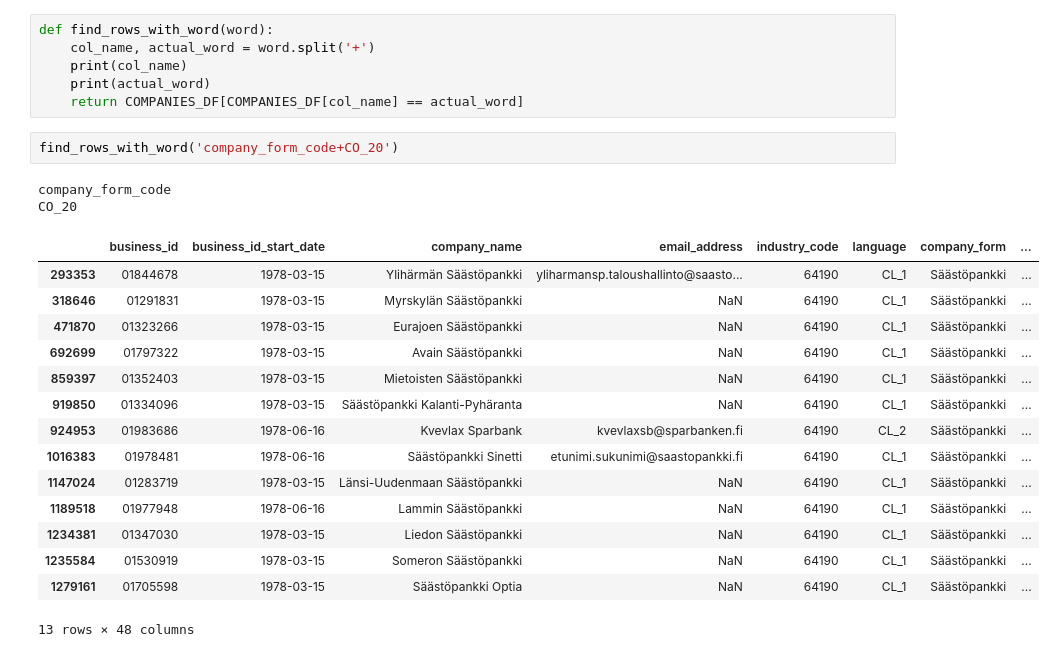
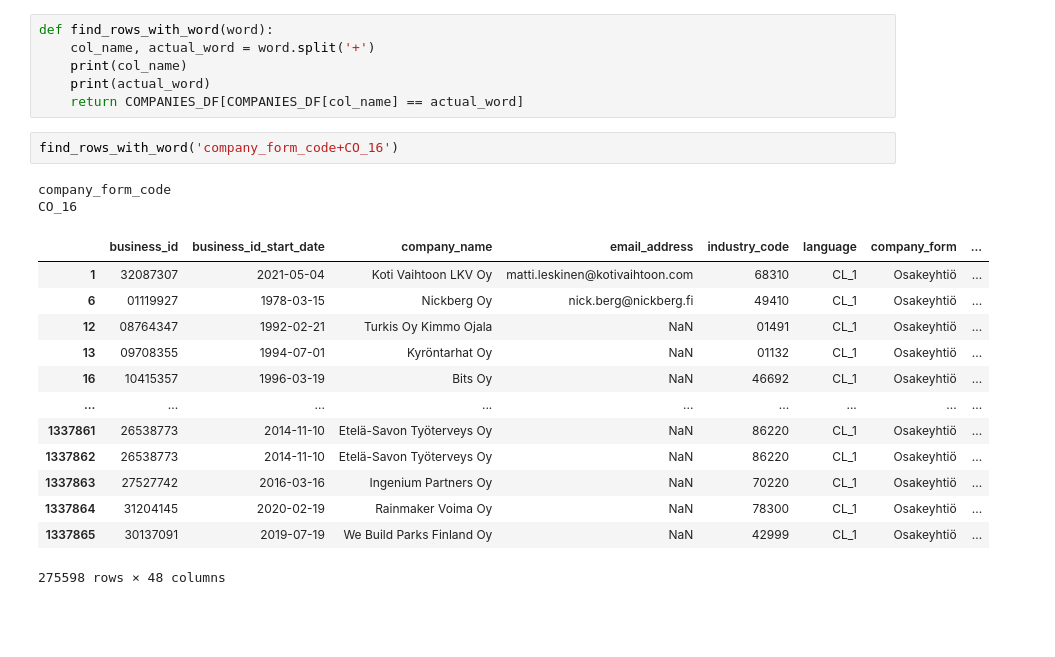
Before and after one commit to sakasute/masters-thesis-code, a Jupyter notebook: jupyter/code/finished_iterations/iteration3/explain_feature_word.ipynb, the cells around one changed output. Cells and saved outputs as stored; diff of their text form; blank space fills up the shorter version.

```diff
--- a/jupyter/code/finished_iterations/iteration3/explain_feature_word.ipynb
+++ b/jupyter/code/finished_iterations/iteration3/explain_feature_word.ipynb
@@ -76,22 +76,20 @@ def find_rows_with_word(word):
     print(actual_word)
     return COMPANIES_DF[COMPANIES_DF[col_name] == actual_word]
 # %%
-find_rows_with_word('company_form_code+CO_20')
+find_rows_with_word('company_form_code+CO_16')
 # %% [output]
 company_form_code
-CO_20
+CO_16
 |  | business_id | business_id_start_date | company_name | email_address | industry_code | language | company_form | ... |
-| 293353 | 01844678 | 1978-03-15 | Ylihärmän Säästöpankki | yliharmansp.taloushallinto@saasto... | 64190 | CL_1 | Säästöpankki | ... |
-| 318646 | 01291831 | 1978-03-15 | Myrskylän Säästöpankki | NaN | 64190 | CL_1 | Säästöpankki | ... |
-| 471870 | 01323266 | 1978-03-15 | Eurajoen Säästöpankki | NaN | 64190 | CL_1 | Säästöpankki | ... |
-| 692699 | 01797322 | 1978-03-15 | Avain Säästöpankki | NaN | 64190 | CL_1 | Säästöpankki | ... |
-| 859397 | 01352403 | 1978-03-15 | Mietoisten Säästöpankki | NaN | 64190 | CL_1 | Säästöpankki | ... |
-| 919850 | 01334096 | 1978-03-15 | Säästöpankki Kalanti-Pyhäranta | NaN | 64190 | CL_1 | Säästöpankki | ... |
-| 924953 | 01983686 | 1978-06-16 | Kvevlax Sparbank | kvevlaxsb@sparbanken.fi | 64190 | CL_2 | Säästöpankki | ... |
-| 1016383 | 01978481 | 1978-06-16 | Säästöpankki Sinetti | etunimi.sukunimi@saastopankki.fi | 64190 | CL_1 | Säästöpankki | ... |
-| 1147024 | 01283719 | 1978-03-15 | Länsi-Uudenmaan Säästöpankki | NaN | 64190 | CL_1 | Säästöpankki | ... |
-| 1189518 | 01977948 | 1978-06-16 | Lammin Säästöpankki | NaN | 64190 | CL_1 | Säästöpankki | ... |
-| 1234381 | 01347030 | 1978-03-15 | Liedon Säästöpankki | NaN | 64190 | CL_1 | Säästöpankki | ... |
-| 1235584 | 01530919 | 1978-03-15 | Someron Säästöpankki | NaN | 64190 | CL_1 | Säästöpankki | ... |
-| 1279161 | 01705598 | 1978-03-15 | Säästöpankki Optia | NaN | 64190 | CL_1 | Säästöpankki | ... |
+| 1 | 32087307 | 2021-05-04 | Koti Vaihtoon LKV Oy | matti.leskinen@kotivaihtoon.com | 68310 | CL_1 | Osakeyhtiö | ... |
+| 6 | 01119927 | 1978-03-15 | Nickberg Oy | nick.berg@nickberg.fi | 49410 | CL_1 | Osakeyhtiö | ... |
+| 12 | 08764347 | 1992-02-21 | Turkis Oy Kimmo Ojala | NaN | 01491 | CL_1 | Osakeyhtiö | ... |
+| 13 | 09708355 | 1994-07-01 | Kyröntarhat Oy | NaN | 01132 | CL_1 | Osakeyhtiö | ... |
+| 16 | 10415357 | 1996-03-19 | Bits Oy | NaN | 46692 | CL_1 | Osakeyhtiö | ... |
+| ... | ... | ... | ... | ... | ... | ... | ... | ... |
+| 1337861 | 26538773 | 2014-11-10 | Etelä-Savon Työterveys Oy | NaN | 86220 | CL_1 | Osakeyhtiö | ... |
+| 1337862 | 26538773 | 2014-11-10 | Etelä-Savon Työterveys Oy | NaN | 86220 | CL_1 | Osakeyhtiö | ... |
+| 1337863 | 27527742 | 2016-03-16 | Ingenium Partners Oy | NaN | 70220 | CL_1 | Osakeyhtiö | ... |
+| 1337864 | 31204145 | 2020-02-19 | Rainmaker Voima Oy | NaN | 78300 | CL_1 | Osakeyhtiö | ... |
+| 1337865 | 30137091 | 2019-07-19 | We Build Parks Finland Oy | NaN | 42999 | CL_1 | Osakeyhtiö | ... |
-13 rows × 48 columns
+275598 rows × 48 columns
```
Also changed, not shown: 3 other files.
